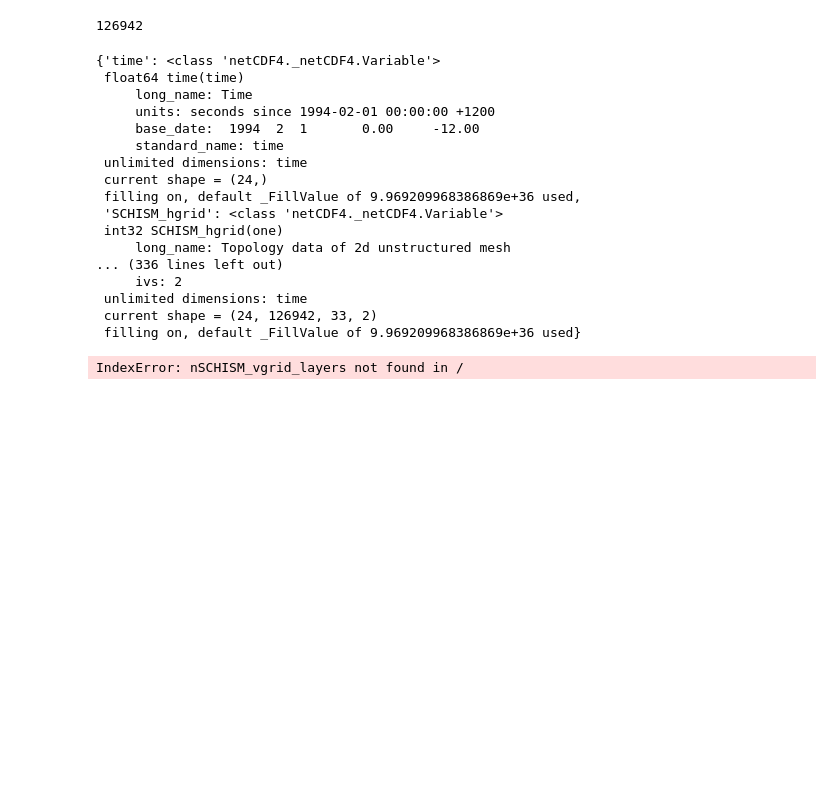
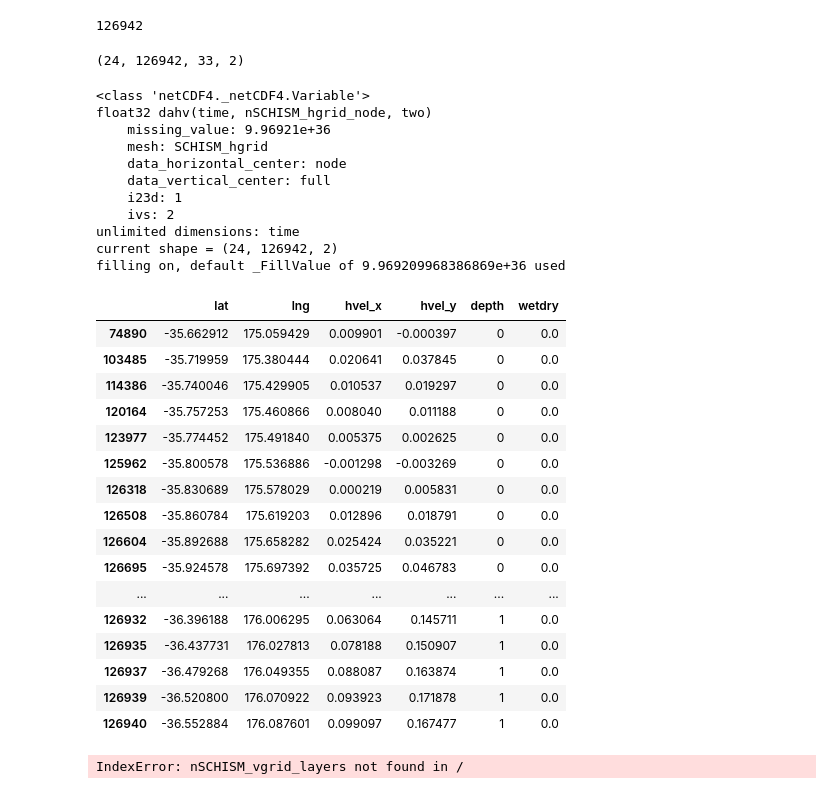
Before and after one commit to UoA-eResearch/hauraki_gulf_SCHISM, a Jupyter notebook: EDA.ipynb, the cells around one changed output. Saved outputs shown, nothing was run; the diff lists cells and outputs as text; code cells hidden in the pictures; blank space fills up the shorter version.

Commit message:
better handling of vector data

```diff
--- a/EDA.ipynb
+++ b/EDA.ipynb
@@ -168,26 +168,56 @@ variable = "temp"
 lng.shape[0]
 # %% [output]
 126942
+# %%
+hvel = nc["hvel"][:]
+hvel.shape
+# %% [output]
+(24, 126942, 33, 2)
 # %%
-nc.variables
+nc["dahv"]
 # %% [output]
-{'time': <class 'netCDF4._netCDF4.Variable'>
- float64 time(time)
-     long_name: Time
-     units: seconds since 1994-02-01 00:00:00 +1200
-     base_date:  1994  2  1       0.00     -12.00
-     standard_name: time
- unlimited dimensions: time
- current shape = (24,)
- filling on, default _FillValue of 9.969209968386869e+36 used,
- 'SCHISM_hgrid': <class 'netCDF4._netCDF4.Variable'>
- int32 SCHISM_hgrid(one)
-     long_name: Topology data of 2d unstructured mesh
-... (336 lines left out)
-     ivs: 2
- unlimited dimensions: time
- current shape = (24, 126942, 33, 2)
- filling on, default _FillValue of 9.969209968386869e+36 used}
+<class 'netCDF4._netCDF4.Variable'>
+float32 dahv(time, nSCHISM_hgrid_node, two)
+    missing_value: 9.96921e+36
+    mesh: SCHISM_hgrid
+    data_horizontal_center: node
+    data_vertical_center: full
+    i23d: 1
+    ivs: 2
+unlimited dimensions: time
+current shape = (24, 126942, 2)
+filling on, default _FillValue of 9.969209968386869e+36 used
+# %%
+wetdry = nc["wetdry_node"][:]
+values = hvel[hour, :, :, :]
+wetdry = wetdry[hour, :]
+dfs = []
+for depth_level in range(values.shape[-1]):
+    values_at_depth = values[:, :, depth_level]
+    values_x = values_at_depth[:, 0]
+    values_y = values_at_depth[:, 1]
+    df = pd.DataFrame({"lat": lat, "lng": lng, "hvel_x": values_x, "hvel_y": values_y, "depth": depth_level, "wetdry": wetdry})
+    dfs.append(df)
+df = pd.concat(dfs).dropna()
+df
+# %% [output]
+|  | lat | lng | hvel_x | hvel_y | depth | wetdry |
+| 74890 | -35.662912 | 175.059429 | 0.009901 | -0.000397 | 0 | 0.0 |
+| 103485 | -35.719959 | 175.380444 | 0.020641 | 0.037845 | 0 | 0.0 |
+| 114386 | -35.740046 | 175.429905 | 0.010537 | 0.019297 | 0 | 0.0 |
+| 120164 | -35.757253 | 175.460866 | 0.008040 | 0.011188 | 0 | 0.0 |
+| 123977 | -35.774452 | 175.491840 | 0.005375 | 0.002625 | 0 | 0.0 |
+| 125962 | -35.800578 | 175.536886 | -0.001298 | -0.003269 | 0 | 0.0 |
+| 126318 | -35.830689 | 175.578029 | 0.000219 | 0.005831 | 0 | 0.0 |
+| 126508 | -35.860784 | 175.619203 | 0.012896 | 0.018791 | 0 | 0.0 |
+| 126604 | -35.892688 | 175.658282 | 0.025424 | 0.035221 | 0 | 0.0 |
+| 126695 | -35.924578 | 175.697392 | 0.035725 | 0.046783 | 0 | 0.0 |
+| ... | ... | ... | ... | ... | ... | ... |
+| 126932 | -36.396188 | 176.006295 | 0.063064 | 0.145711 | 1 | 0.0 |
+| 126935 | -36.437731 | 176.027813 | 0.078188 | 0.150907 | 1 | 0.0 |
+| 126937 | -36.479268 | 176.049355 | 0.088087 | 0.163874 | 1 | 0.0 |
+| 126939 | -36.520800 | 176.070922 | 0.093923 | 0.171878 | 1 | 0.0 |
+| 126940 | -36.552884 | 176.087601 | 0.099097 | 0.167477 | 1 | 0.0 |
 # %%
 nc["nSCHISM_vgrid_layers"]
 # %% [output]
```
Also changed, not shown: 2 other files.
